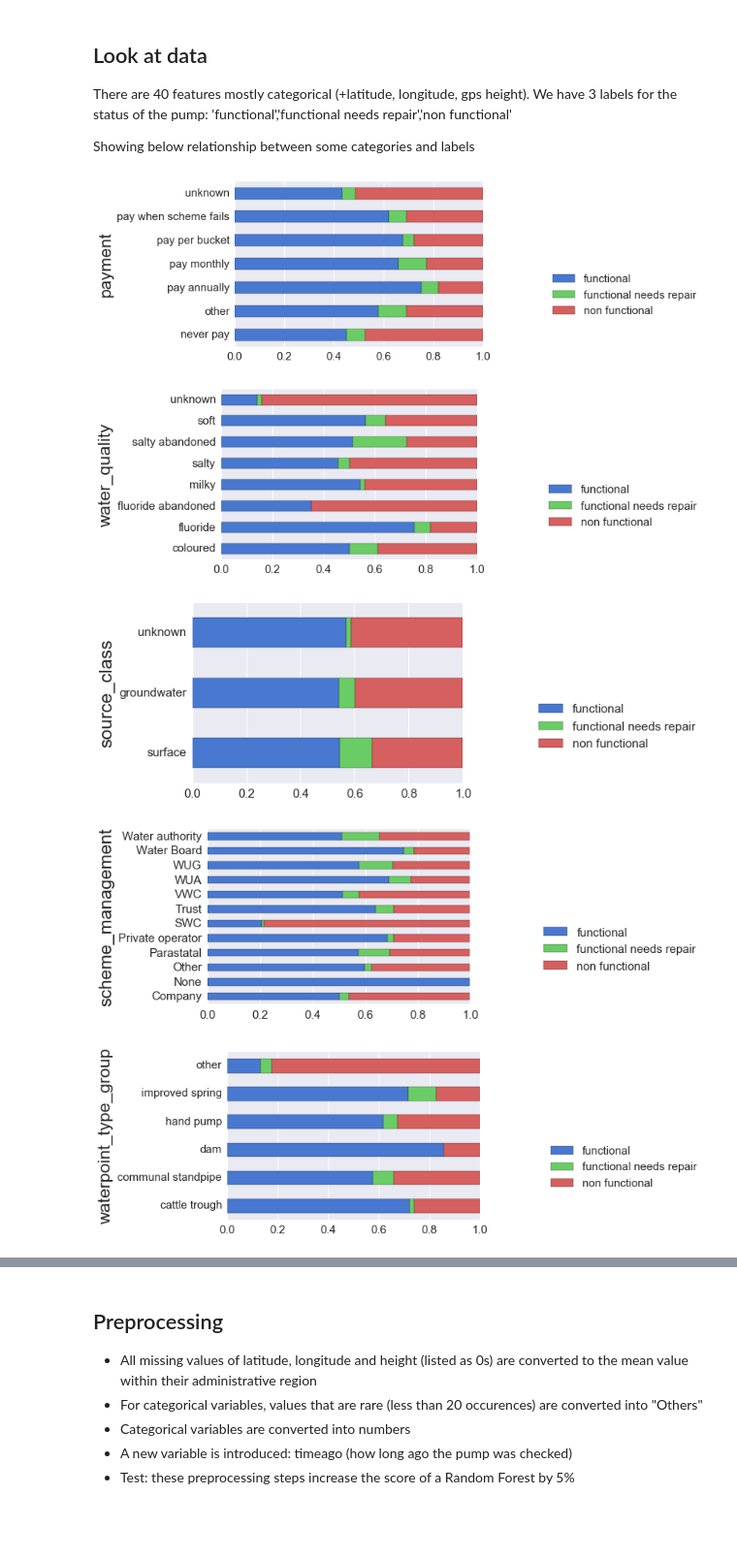
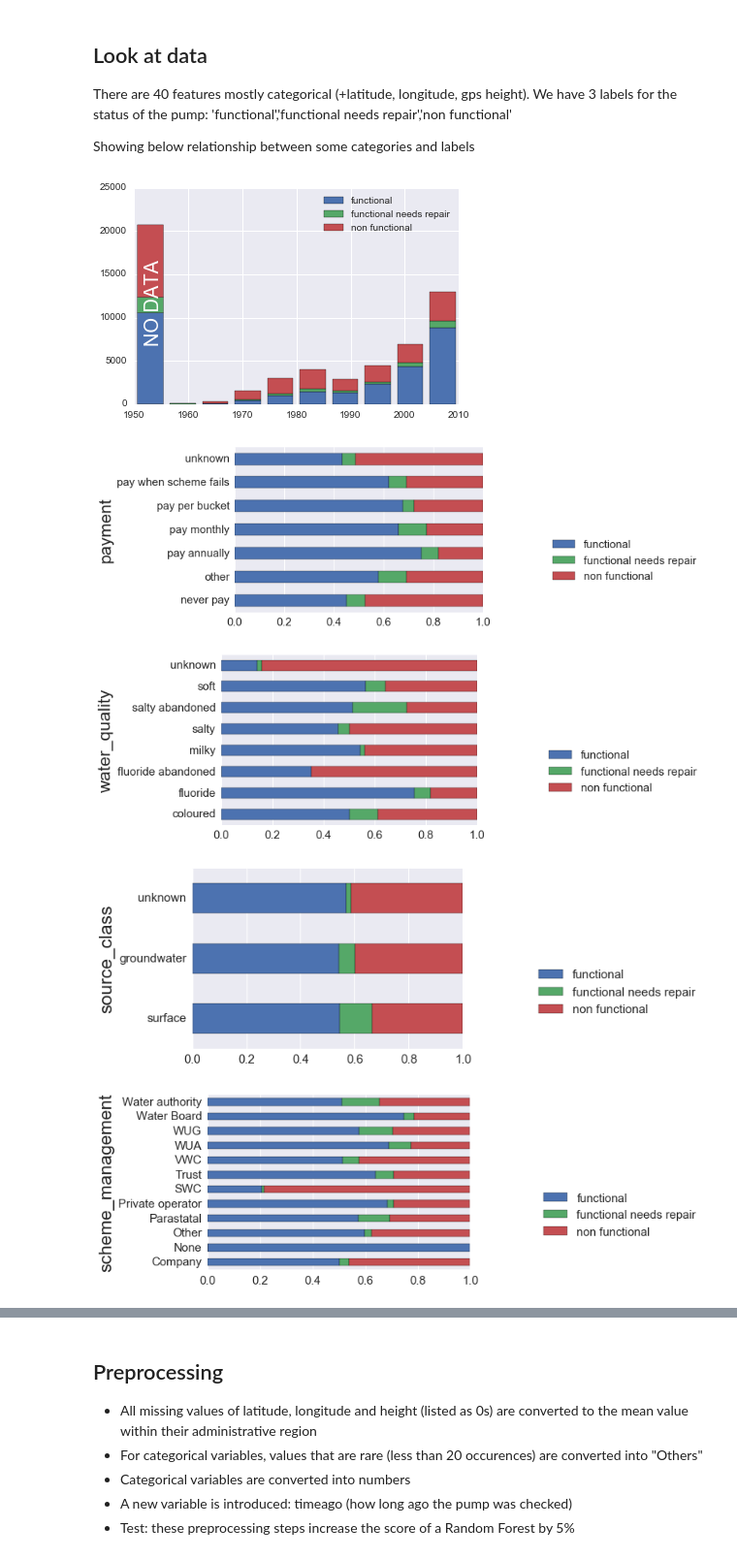
Before and after one commit to mattiaf/DataDriven_Pumps, a Jupyter notebook: pumps.ipynb, the cells around one changed output, grey strips where cells are left out. Shown at 97% size. Drawn from its saved outputs; the diff is of its cells as text; code cells hidden in the pictures; blank space fills up the shorter version.

```diff
--- a/pumps.ipynb
+++ b/pumps.ipynb
@@ -36,24 +36,36 @@ There are 40 features mostly categorical (+latitude, longitude, gps height). We
 Showing below relationship between some categories and labels
 # %%
 import seaborn as sns
+
+df_orig.construction_year=pd.to_numeric(df_orig.construction_year)
+df_orig.loc[df_orig.construction_year <= 0, df_orig.columns=='construction_year'] = 1950
+
+hist1=df_orig[df_labels.status_group == 'functional'].construction_year
+hist2=df_orig[df_labels.status_group == 'functional needs repair'].construction_year
+hist3=df_orig[df_labels.status_group == 'non functional'].construction_year
+
+n,b,p=plt.hist([hist1, hist2, hist3], stacked=True,range=[1950,2010])
+plt.legend(['functional','functional needs repair','non functional'],loc=0)
+plt.text(1952, 15000,'NO DATA',fontsize=20,rotation=90,color='white')
+sns.despine()
 
 factorstoplot=['payment','water_quality','source_class','scheme_management','waterpoint_type_group']
 for i in range(1,len(factorstoplot)+1):
     df_orig['status'] = pd.Series(df_labels.status_group)
     thisFactor=factorstoplot[i-1]
     sumfactor=df_orig.groupby([thisFactor]).status.count()
     temp=pd.DataFrame(df_orig.groupby([thisFactor]).status.value_counts()/sumfactor)
     temp['status']=temp.index.get_level_values('status')
     temp['source']=temp.index.get_level_values(thisFactor)
     temp.columns=['n','status',thisFactor]
     temp=temp.pivot(index=thisFactor, columns='status', values='n')
     temp['tot']=temp.sum(axis=1)
-    temp.sort_values(by='tot', ascending=True)[['functional','functional needs repair','non functional']].plot(kind='barh', stacked='True', fontsize=15,legend=False)
+    temp.sort_values(by='tot', ascending=True)[['functional','functional needs repair','non functional']].plot(kind='barh', stacked='True', color=sns.color_palette(), fontsize=15,legend=False)
     plt.legend( loc='upper right', bbox_to_anchor=(1.9, 0.5),fontsize=15)
     plt.ylabel(thisFactor, fontsize=23)
 # %% [output]
-[figure, old version]
+[figure, new version]
-[figure, old version]
+[figure, new version]
-[figure, old version]
+[figure, new version]
-[figure, old version]
+[figure, new version]
-[figure, old version]
+[figure, new version]
```
Also changed, not shown: parts of 14 cells of this notebook, 2 other files.
